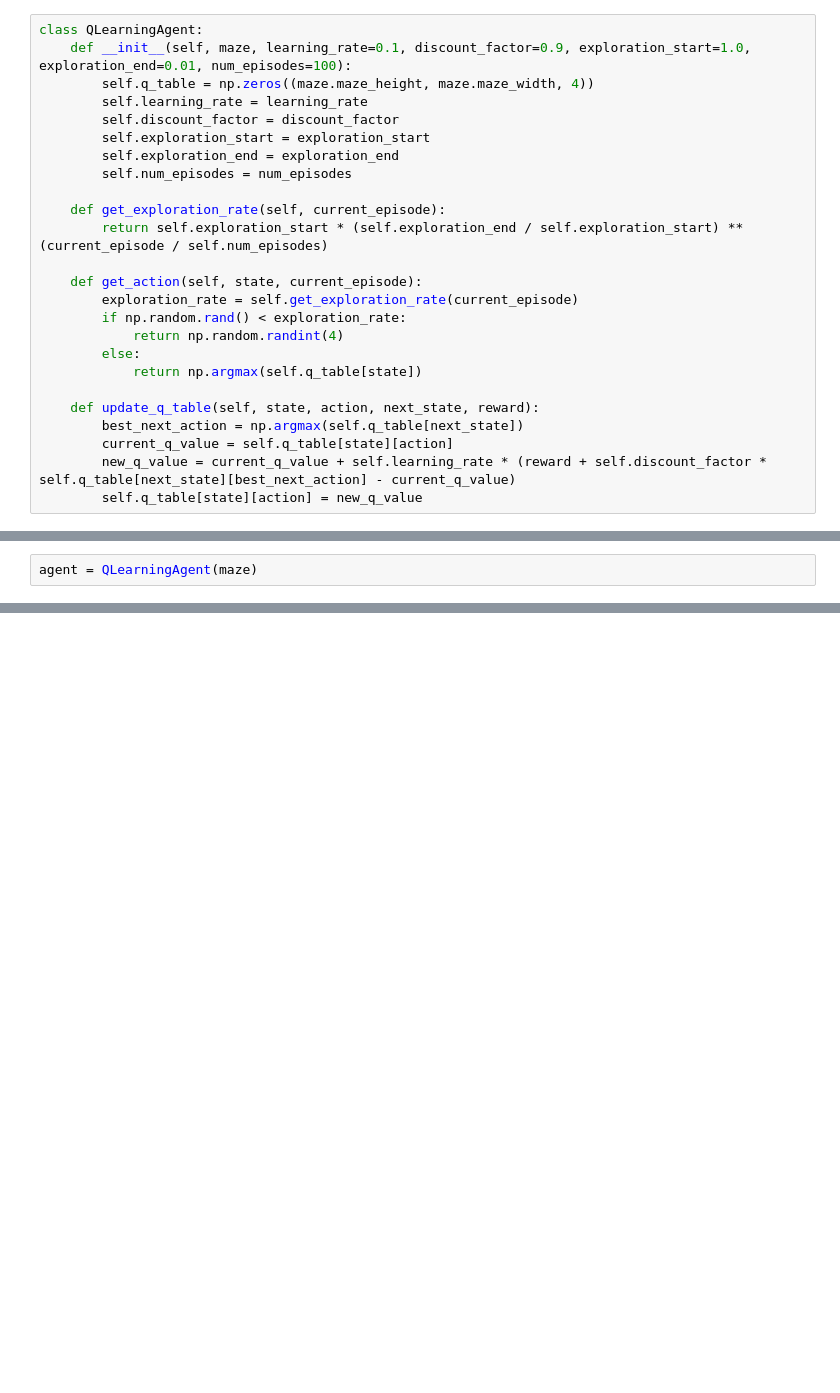
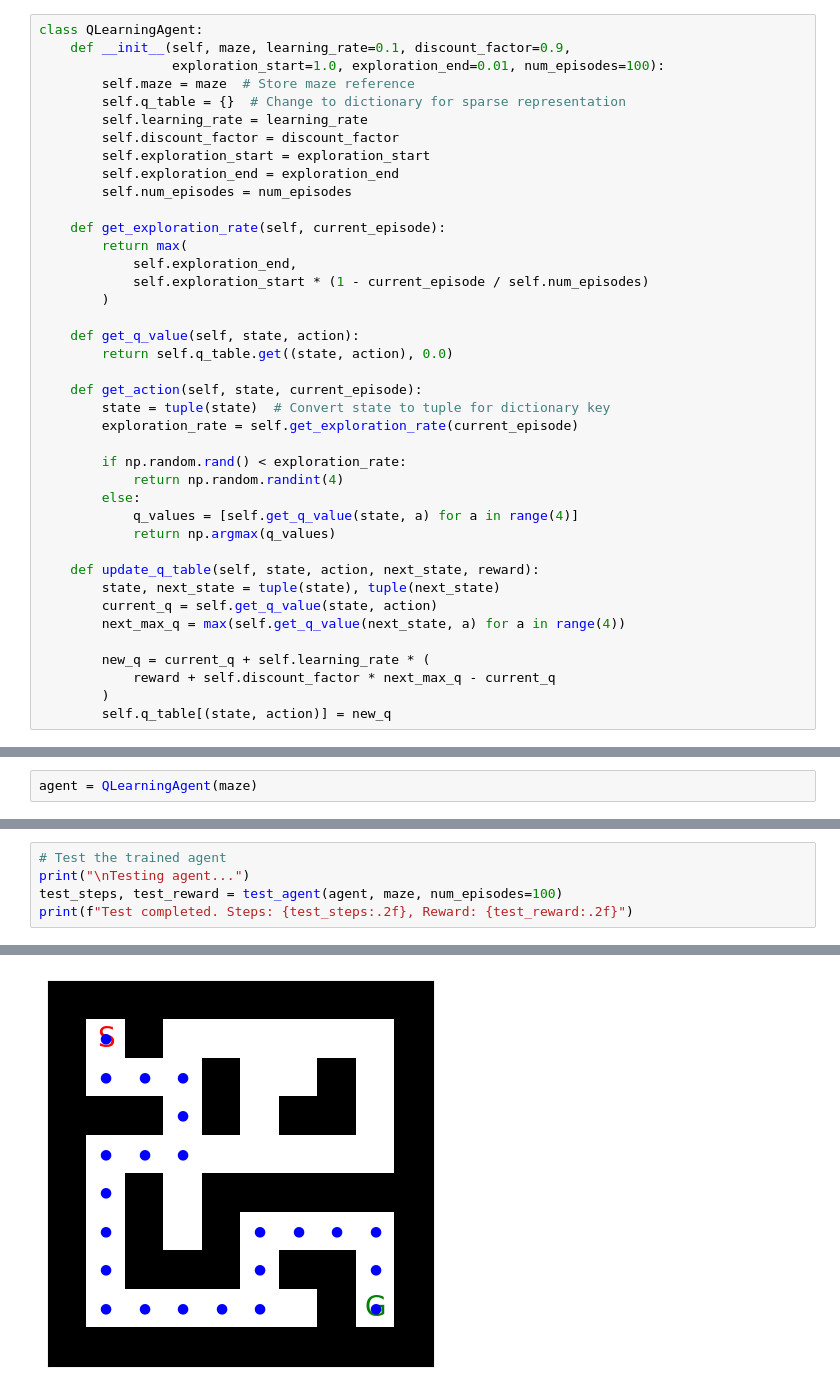
Before and after one commit to Kusalani/Sales-and-Promotions-Analysis, a Jupyter notebook: models/maze.ipynb, the cells around one changed output, grey strips where cells are left out. Saved outputs shown, nothing was run; the diff lists cells and outputs as text; blank space fills up the shorter version.

```diff
--- a/models/maze.ipynb
+++ b/models/maze.ipynb
@@ -43,8 +45,10 @@ maze.show_maze()
 [figure]
 # %%
 class QLearningAgent:
-    def __init__(self, maze, learning_rate=0.1, discount_factor=0.9, exploration_start=1.0, exploration_end=0.01, num_episodes=100):
-        self.q_table = np.zeros((maze.maze_height, maze.maze_width, 4))
+    def __init__(self, maze, learning_rate=0.1, discount_factor=0.9,
+                 exploration_start=1.0, exploration_end=0.01, num_episodes=100):
+        self.maze = maze  # Store maze reference
+        self.q_table = {}  # Change to dictionary for sparse representation
         self.learning_rate = learning_rate
         self.discount_factor = discount_factor
         self.exploration_start = exploration_start
@@ -52,17 +56,30 @@ class QLearningAgent:
         self.num_episodes = num_episodes
 
     def get_exploration_rate(self, current_episode):
-        return self.exploration_start * (self.exploration_end / self.exploration_start) ** (current_episode / self.num_episodes)
+        return max(
+            self.exploration_end,
+            self.exploration_start * (1 - current_episode / self.num_episodes)
+        )
+
+    def get_q_value(self, state, action):
+        return self.q_table.get((state, action), 0.0)
 
     def get_action(self, state, current_episode):
+        state = tuple(state)  # Convert state to tuple for dictionary key
         exploration_rate = self.get_exploration_rate(current_episode)
+
         if np.random.rand() < exploration_rate:
             return np.random.randint(4)
         else:
-            return np.argmax(self.q_table[state])
+            q_values = [self.get_q_value(state, a) for a in range(4)]
+            return np.argmax(q_values)
 
     def update_q_table(self, state, action, next_state, reward):
-        best_next_action = np.argmax(self.q_table[next_state])
-        current_q_value = self.q_table[state][action]
-        new_q_value = current_q_value + self.learning_rate * (reward + self.discount_factor * self.q_table[next_state][best_next_action] - current_q_value)
-        self.q_table[state][action] = new_q_value
+        state, next_state = tuple(state), tuple(next_state)
+        current_q = self.get_q_value(state, action)
+        next_max_q = max(self.get_q_value(next_state, a) for a in range(4))
+
+        new_q = current_q + self.learning_rate * (
+            reward + self.discount_factor * next_max_q - current_q
+        )
+        self.q_table[(state, action)] = new_q
@@ -175,0 +215,6 @@ test_agent(agent, maze, num_episodes=100)
+# %%
+# Test the trained agent
+print("\nTesting agent...")
+test_steps, test_reward = test_agent(agent, maze, num_episodes=100)
+print(f"Test completed. Steps: {test_steps:.2f}, Reward: {test_reward:.2f}")
+# %% [output]
@@ -175,0 +222 @@ test_agent(agent, maze, num_episodes=100)
+[figure, added]
```
Also changed, not shown: parts of 9 cells of this notebook, 5 other files.
